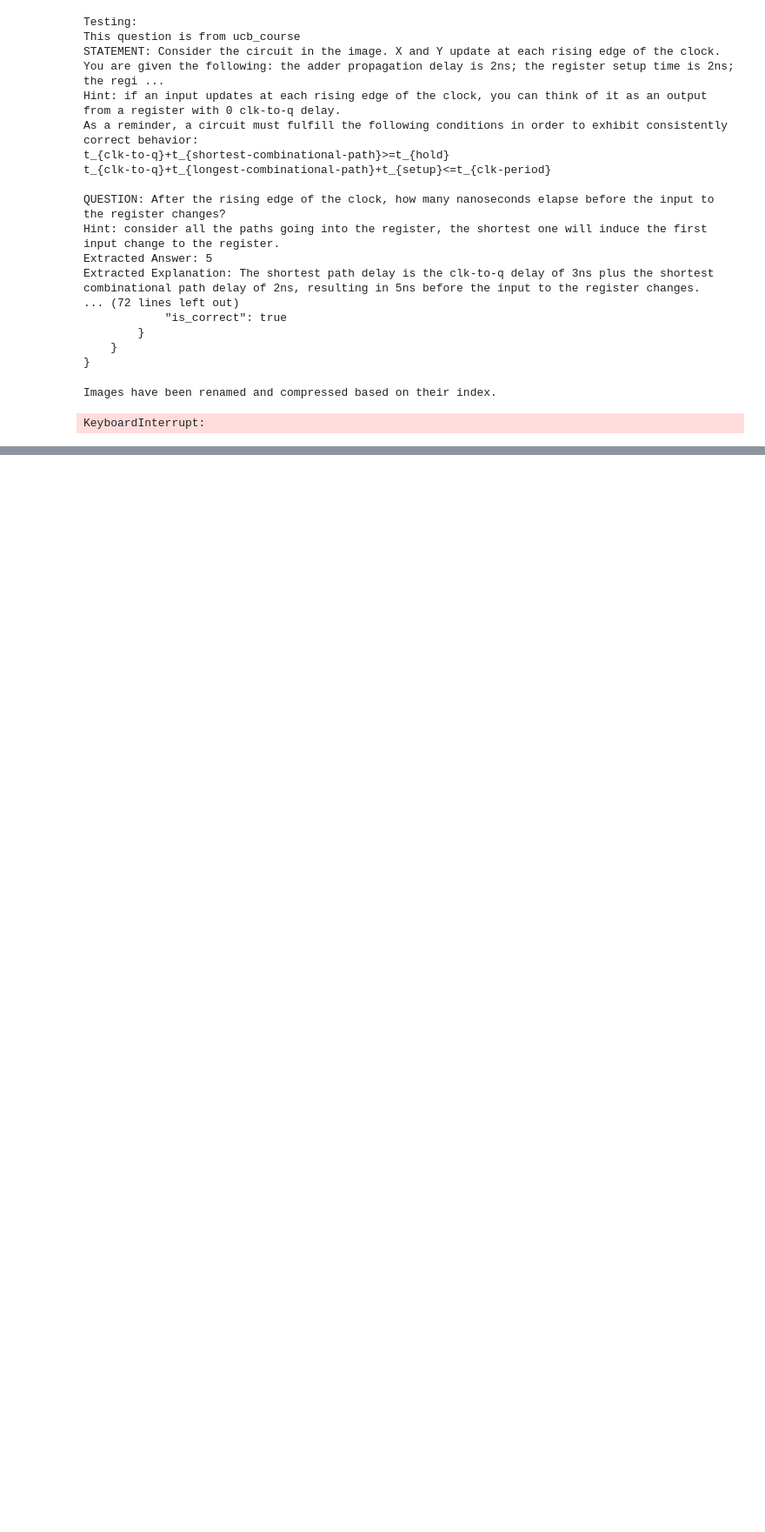
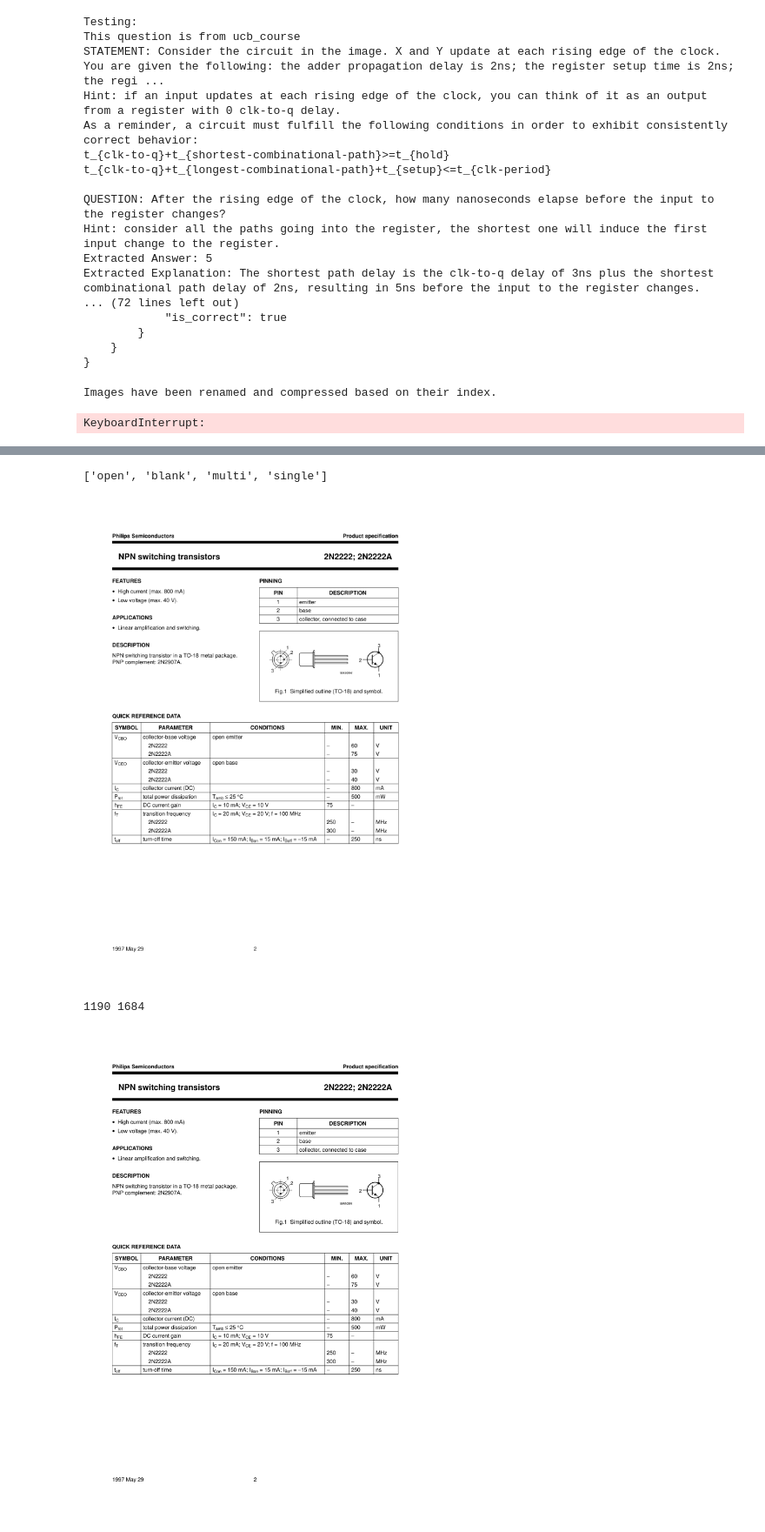
Before and after one commit to xywen97/Benchmarking, a Jupyter notebook: demo.ipynb, the cells around one changed output, grey strips where cells are left out. Shown: that part at 87% size. Drawn from its saved outputs; the diff is of its cells as text; code cells hidden in the pictures; blank space fills up the shorter version.

Commit message:
update data

```diff
--- a/demo.ipynb
+++ b/demo.ipynb
@@ -112,0 +115,48 @@ KeyboardInterrupt:
+# %%
+import json
+
+data_path = "/home/xiangyu/project/multimodalEDABenchmarking/data/backend.json"
+# data_path = "/home/xiangyu/project/multimodalEDABenchmarking/data/rtl.json"
+
+
+with open(data_path, 'r') as file:
+    data = json.load(file)
+
+    types = []
+    for key in data.keys():
+        instance_types = data[key]['question_type']
+        for i in range(len(instance_types)):
+            if instance_types[i] not in types:
+                types.append(instance_types[i])
+
+
+    print(types)
+# %% [output]
+['open', 'blank', 'multi', 'single']
+# %%
+from PIL import Image
+from cv2 import resize
+
+image_path = "/home/xiangyu/project/multimodalEDABenchmarking/data/spec/2N2222_page2.png"
+image = Image.open(image_path)
+image.show()
+
+# 获取图像的宽度和高度
+width, height = image.size
+print(width, height)
+# 计算新的尺寸，保持长边为512
+if width > height:
+    new_width = 1024
+    new_height = int((1024 / width) * height)
+else:
+    new_height = 1024
+    new_width = int((1024 / height) * width)
+
+# 调整图像大小
+resized_image = image.resize((new_width, new_height))
+
+resized_image.show()
+# %% [output]
+[figure, added]
+1190 1684
+[figure, added]
```
Also changed, not shown: parts of 1 cell of this notebook, 24 other files.
